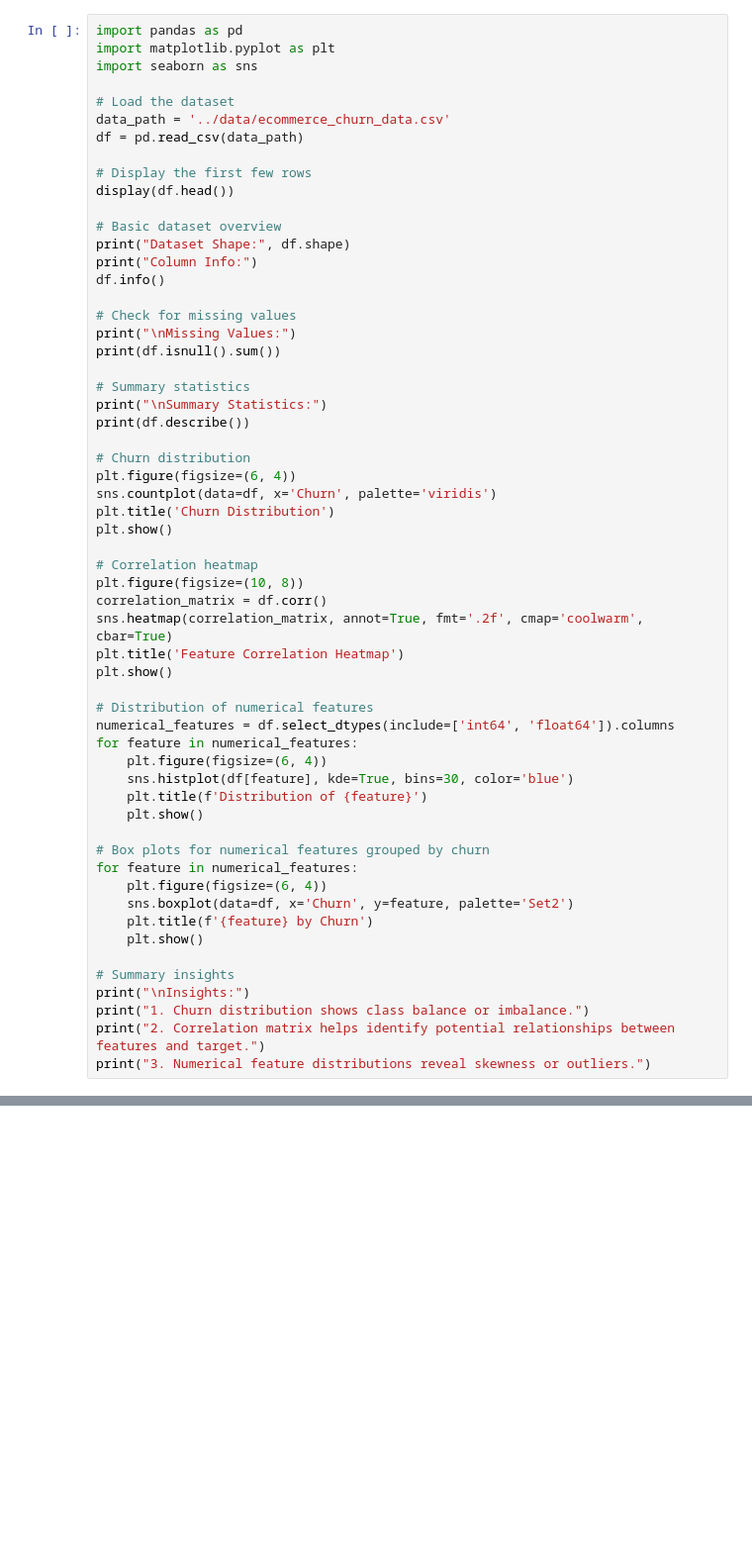
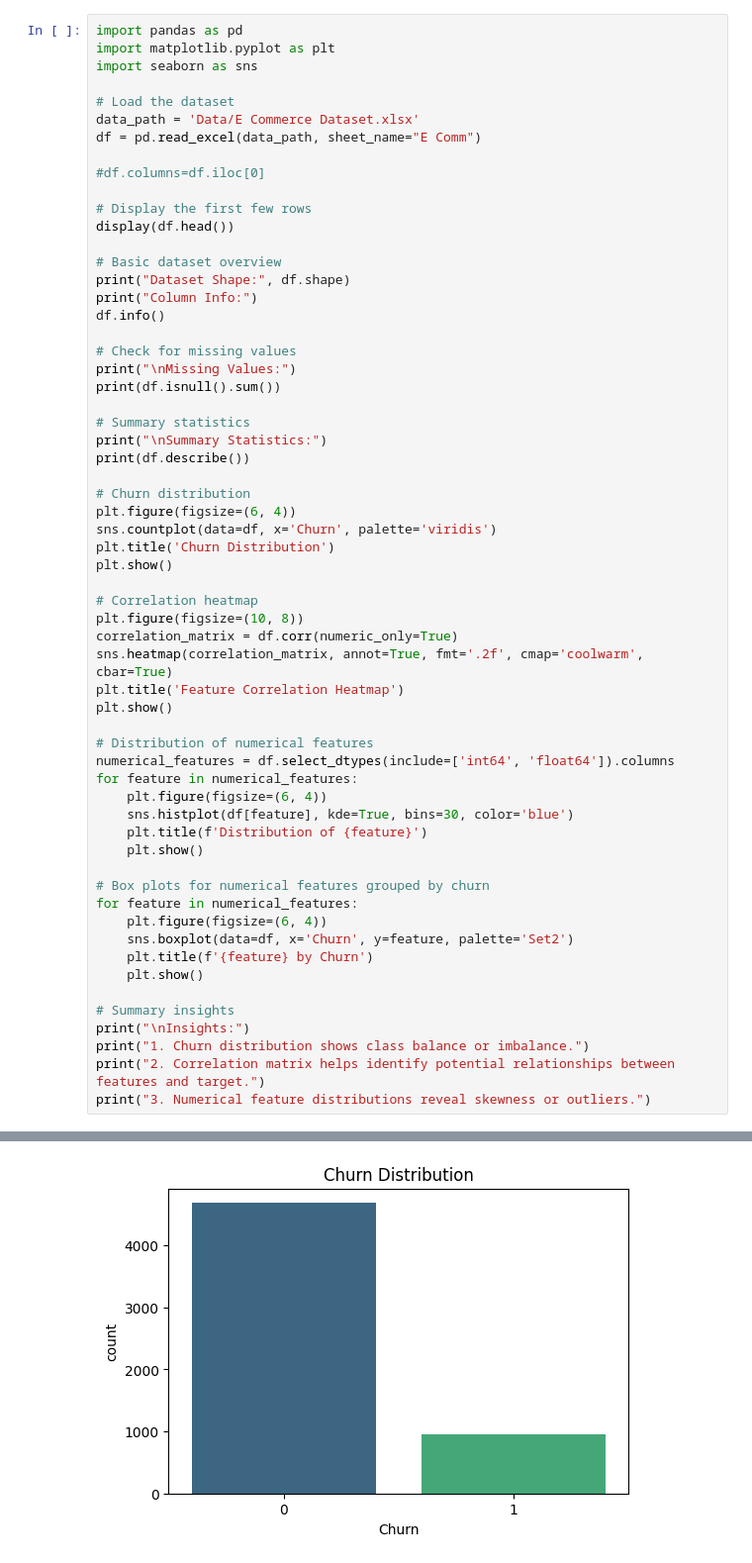
Before and after one commit to Rda99/E-Commerce-Churn-Prediction, a Jupyter notebook: notebooks/EDA.ipynb, the cells around one changed output, grey strips where cells are left out. Shown at 99% size. Drawn from its saved outputs; the diff is of its cells as text; blank space fills up the shorter version.

```diff
--- a/notebooks/EDA.ipynb
+++ b/notebooks/EDA.ipynb
@@ -4,8 +4,10 @@ import matplotlib.pyplot as plt
 import seaborn as sns
 
 # Load the dataset
-data_path = '../data/ecommerce_churn_data.csv'
-df = pd.read_csv(data_path)
+data_path = 'Data/E Commerce Dataset.xlsx'
+df = pd.read_excel(data_path, sheet_name="E Comm")
+
+#df.columns=df.iloc[0]
 
 # Display the first few rows
 display(df.head())
@@ -31,7 +33,7 @@ plt.show()
 
 # Correlation heatmap
 plt.figure(figsize=(10, 8))
-correlation_matrix = df.corr()
+correlation_matrix = df.corr(numeric_only=True)
 sns.heatmap(correlation_matrix, annot=True, fmt='.2f', cmap='coolwarm', cbar=True)
 plt.title('Feature Correlation Heatmap')
 plt.show()
@@ -56,3 +58,4 @@ print("\nInsights:")
 print("1. Churn distribution shows class balance or imbalance.")
 print("2. Correlation matrix helps identify potential relationships between features and target.")
 print("3. Numerical feature distributions reveal skewness or outliers.")
+# %% [output]
@@ -58,0 +88 @@ print("3. Numerical feature distributions reveal skewness or outliers.")
+[figure, added]
```
Also changed, not shown: parts of 1 cell of this notebook, 7 other files.
